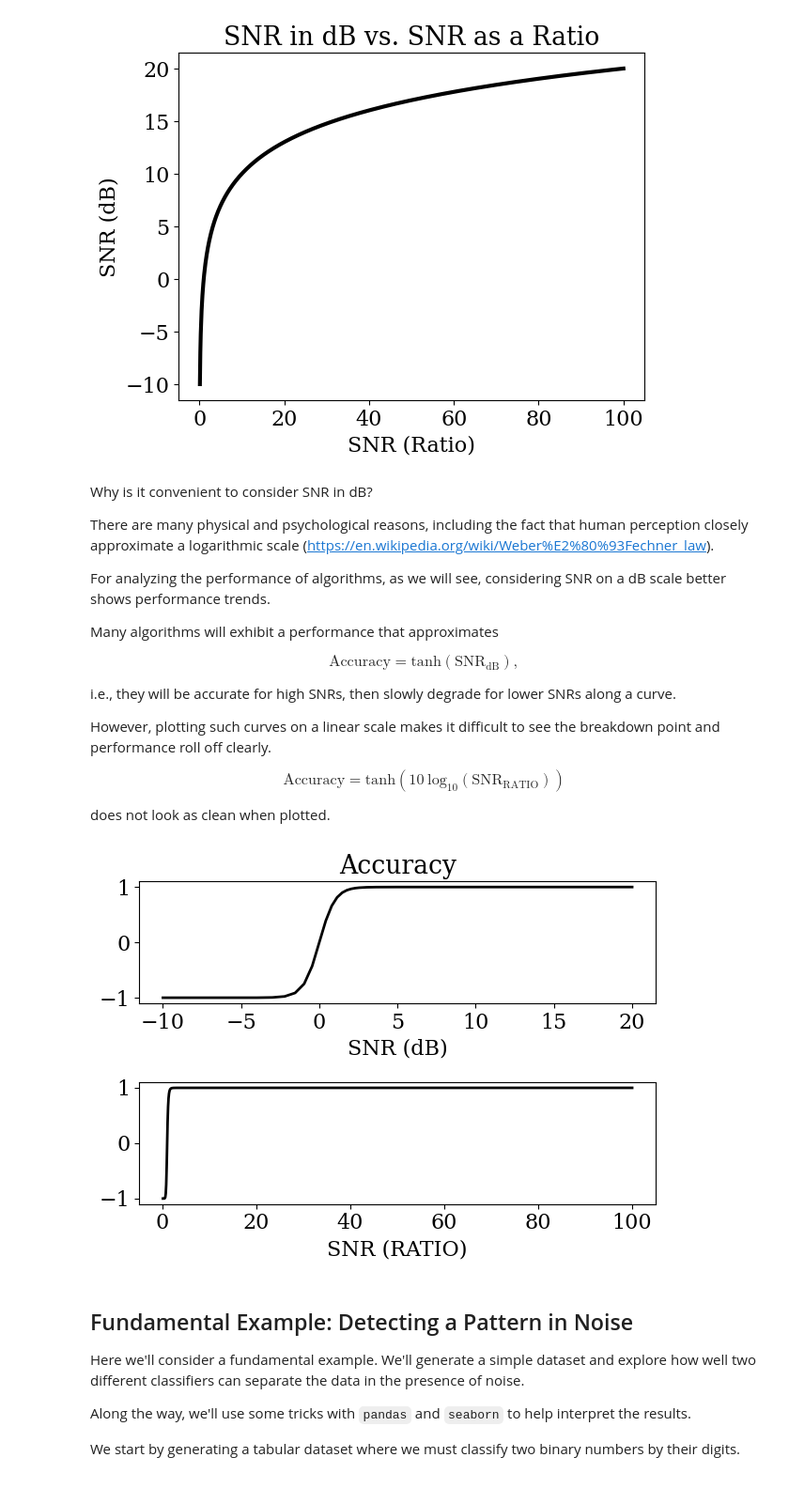
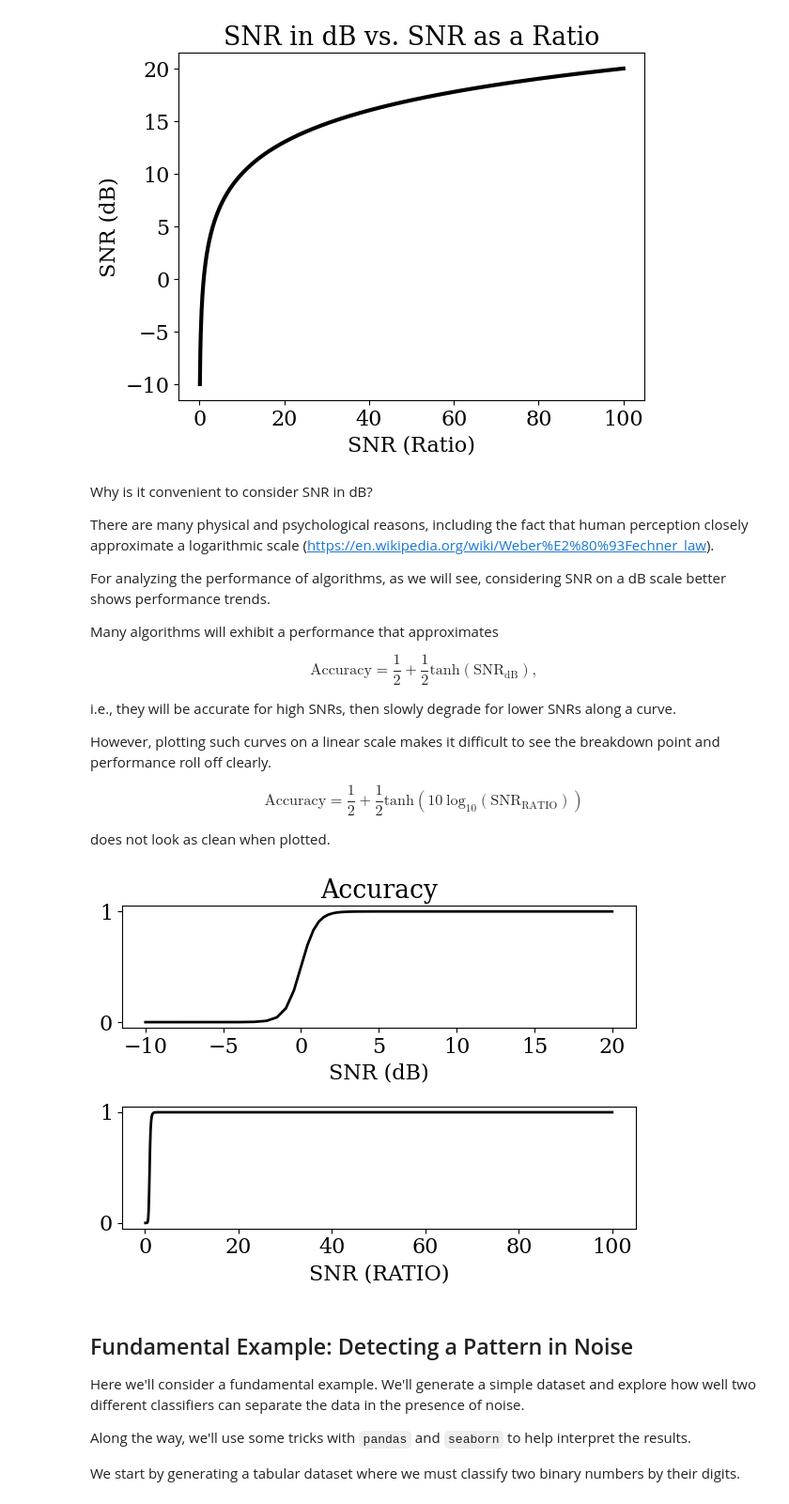
Before and after one commit to ruc-practical-ai/fall-2024-class-06, a Jupyter notebook: notebooks/00_understanding_signal_to_noise_ratio.ipynb, the cells around one changed output. Shown at 94% size. Drawn from its saved outputs; the diff is of its cells as text; code cells hidden in the pictures.

```diff
--- a/notebooks/00_understanding_signal_to_noise_ratio.ipynb
+++ b/notebooks/00_understanding_signal_to_noise_ratio.ipynb
@@ -101,7 +98,7 @@ For analyzing the performance of algorithms, as we will see, considering SNR on
 Many algorithms will exhibit a performance that approximates
 
 $$
-\mathrm{Accuracy} = \mathrm{tanh}(\mathrm{SNR}_{\mathrm{dB}}),
+\mathrm{Accuracy} = \frac{1}{2} + \frac{1}{2}\mathrm{tanh}(\mathrm{SNR}_{\mathrm{dB}}),
 $$
 
 i.e., they will be accurate for high SNRs, then slowly degrade for lower SNRs along a curve.
@@ -109,22 +106,22 @@ i.e., they will be accurate for high SNRs, then slowly degrade for lower SNRs al
 However, plotting such curves on a linear scale makes it difficult to see the breakdown point and performance roll off clearly.
 
 $$
-\mathrm{Accuracy} = \mathrm{tanh}(\mathrm{10\ log}_{10}(\mathrm{SNR}_{\mathrm{RATIO}}))
+\mathrm{Accuracy} = \frac{1}{2} + \frac{1}{2}\mathrm{tanh}(\mathrm{10\ log}_{10}(\mathrm{SNR}_{\mathrm{RATIO}}))
 $$
 
 does not look as clean when plotted.
 # %%
-dummy_accuracy_wrt_snr = np.tanh(snr_db)
+dummy_accuracy_wrt_snr = 0.5 + 0.5 * np.tanh(snr_db)
 
 fig, ax = plt.subplots(2, 1)
 ax[0].plot(snr_db, dummy_accuracy_wrt_snr, linewidth=2, color="k")
 ax[0].set_xlabel("SNR (dB)")
 ax[1].plot(snr_ratio, dummy_accuracy_wrt_snr, linewidth=2, color="k")
 ax[1].set_xlabel("SNR (RATIO)")
 ax[0].set_title("Accuracy")
 fig.tight_layout()
 # %% [output]
-[figure, old version]
+[figure, new version]
 # %% [markdown]
 ## Fundamental Example: Detecting a Pattern in Noise
 
```
Also changed, not shown: parts of 7 cells of this notebook.
